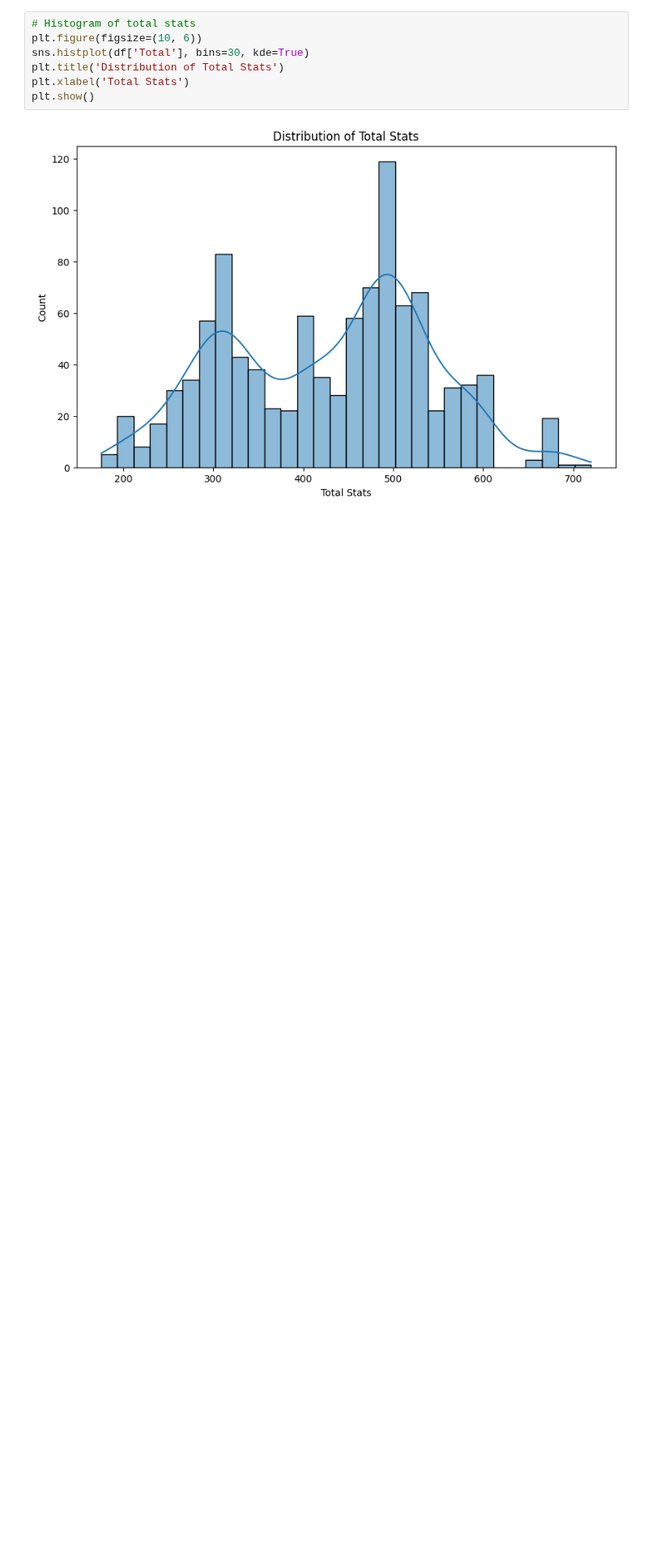
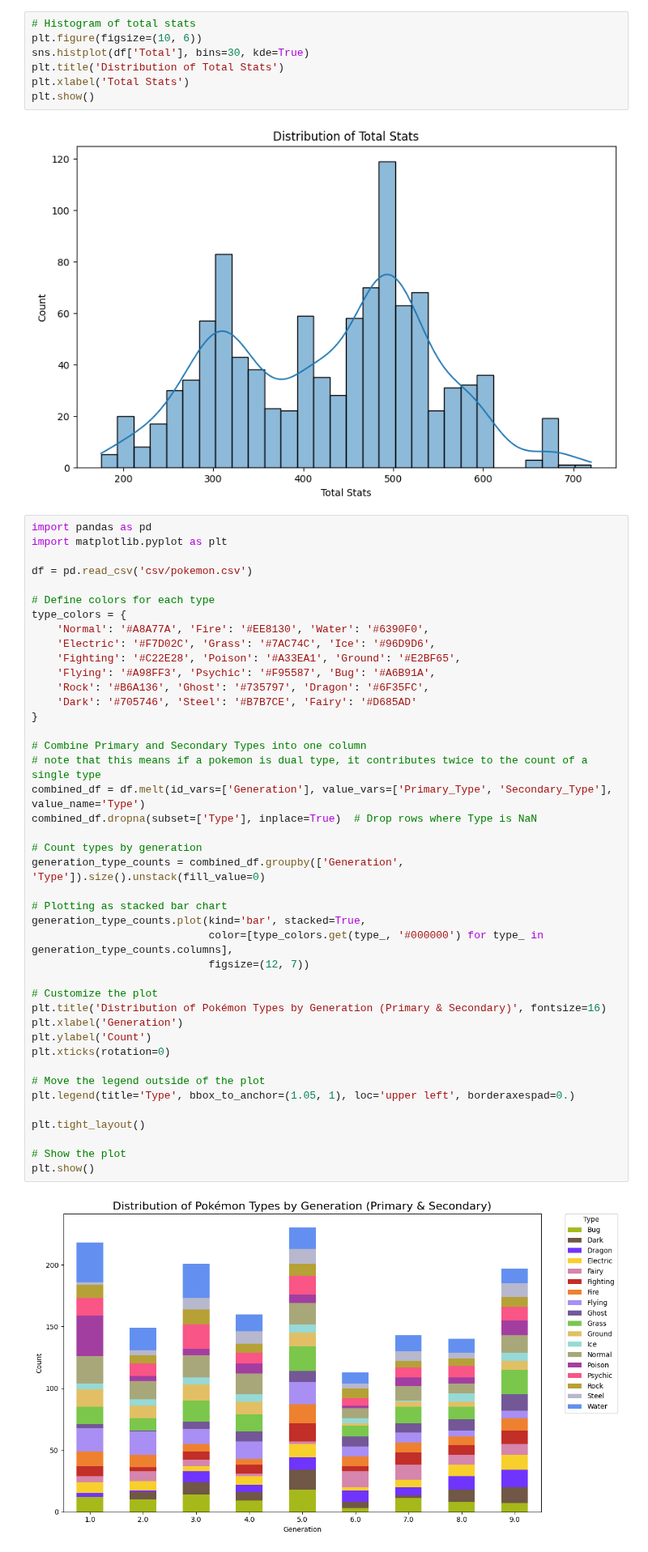
Before and after one commit to marvin-chen/cos-independent-work, a Jupyter notebook: eda.ipynb, the cells around one changed output. Shown at 81% size. Drawn from its saved outputs; the diff is of its cells as text; blank space fills up the shorter version.

```diff
--- a/eda.ipynb
+++ b/eda.ipynb
@@ -185,3 +183,47 @@ plt.xlabel('Total Stats')
 plt.show()
 # %% [output]
 [figure]
+# %%
+import pandas as pd
+import matplotlib.pyplot as plt
+
+df = pd.read_csv('csv/pokemon.csv')
+
+# Define colors for each type
+type_colors = {
+    'Normal': '#A8A77A', 'Fire': '#EE8130', 'Water': '#6390F0',
+    'Electric': '#F7D02C', 'Grass': '#7AC74C', 'Ice': '#96D9D6',
+    'Fighting': '#C22E28', 'Poison': '#A33EA1', 'Ground': '#E2BF65',
+    'Flying': '#A98FF3', 'Psychic': '#F95587', 'Bug': '#A6B91A',
+    'Rock': '#B6A136', 'Ghost': '#735797', 'Dragon': '#6F35FC',
+    'Dark': '#705746', 'Steel': '#B7B7CE', 'Fairy': '#D685AD'
+}
+
+# Combine Primary and Secondary Types into one column
+# note that this means if a pokemon is dual type, it contributes twice to the count of a single type
+combined_df = df.melt(id_vars=['Generation'], value_vars=['Primary_Type', 'Secondary_Type'], value_name='Type')
+combined_df.dropna(subset=['Type'], inplace=True)  # Drop rows where Type is NaN
+
+# Count types by generation
+generation_type_counts = combined_df.groupby(['Generation', 'Type']).size().unstack(fill_value=0)
+
+# Plotting as stacked bar chart
+generation_type_counts.plot(kind='bar', stacked=True,
+                            color=[type_colors.get(type_, '#000000') for type_ in generation_type_counts.columns],
+                            figsize=(12, 7))
+
+# Customize the plot
+plt.title('Distribution of Pokémon Types by Generation (Primary & Secondary)', fontsize=16)
+plt.xlabel('Generation')
+plt.ylabel('Count')
+plt.xticks(rotation=0)
+
+# Move the legend outside of the plot
+plt.legend(title='Type', bbox_to_anchor=(1.05, 1), loc='upper left', borderaxespad=0.)
+
+plt.tight_layout()
+
+# Show the plot
+plt.show()
+# %% [output]
+[figure, added]
```
Also changed, not shown: parts of 6 cells of this notebook, 2 other files.
